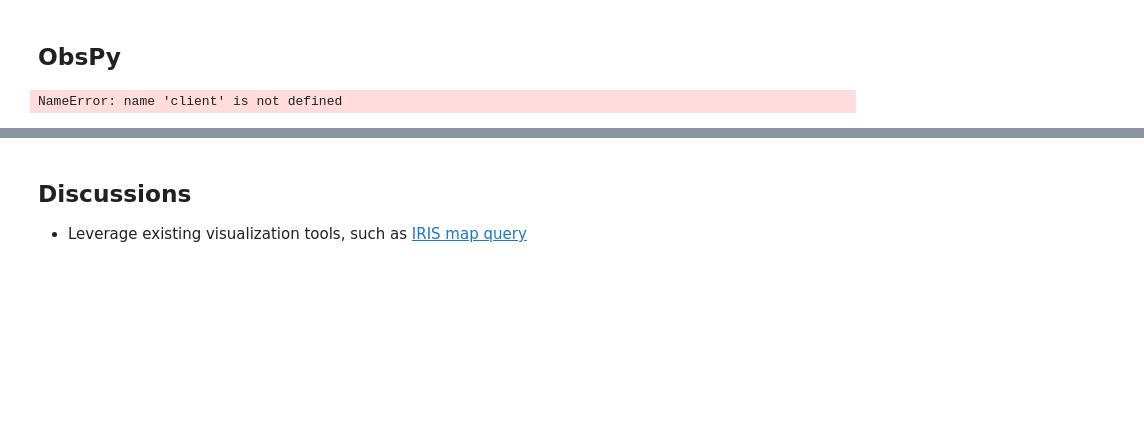
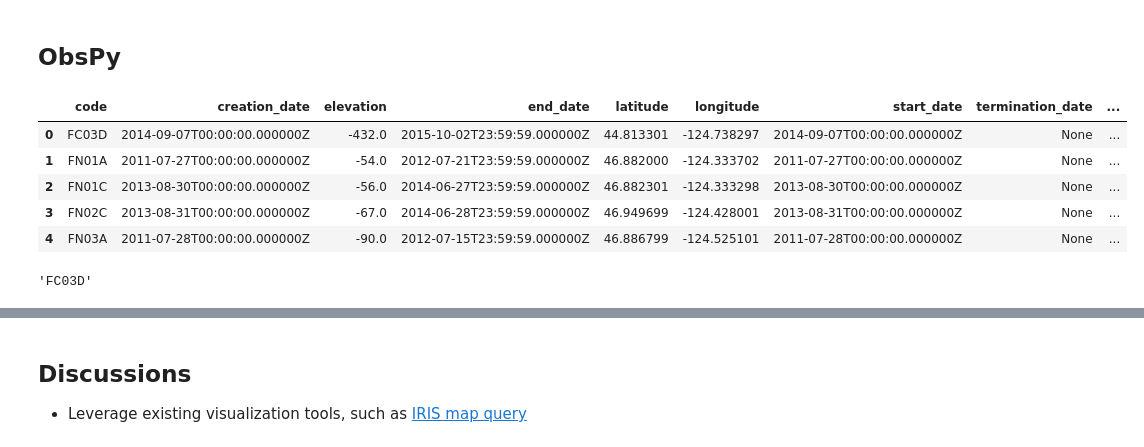
Before and after one commit to uwescience/whaletracks, a Jupyter notebook: examples/Initial Explorations.ipynb, the cells around one changed output, grey strips where cells are left out. Saved outputs shown, nothing was run; the diff lists cells and outputs as text; code cells hidden in the pictures; blank space fills up the shorter version.

Commit message:
Constructing station table from obspy.

```diff
--- a/examples/Initial Explorations.ipynb
+++ b/examples/Initial Explorations.ipynb
@@ -201,20 +212,76 @@ df_blue_detection.head()
 | 4 | 7D | J41A | HHZ | 07-31-2011 05:01:10.683 | 734715.209151 | 5.754375 | 5.460002 | ... |
 # %% [markdown]
 ## ObsPy
+# %%
+def getStations(network_code, startime= UTCDateTime("2001-01-01"),
+                endtime=UTCDateTime("2020-01-02")):
+    """
+    Provides a dataframe of station metadata.
+    :param str network_code:
+    :return pd.DataFrame:
+        station_code, channel_count, start_time, end_time, access, latitude, longitude, elevation
+    """
+    KEYS = [
+     'code',
+     'creation_date',
+     'elevation',
+     'end_date',
+     'latitude',
+     'longitude',
+     'start_date',
+     'termination_date',
+     'total_number_of_channels'
+    ]
+    client = Client("IRIS")
+    inventory = client.get_stations(network=network_code, station="*",
+        starttime=starttime, endtime=endtime)
+    network = inventory[0]
+    station_count = network.total_number_of_stations
+    station_dct = {k: [] for k in KEYS}
+    station_dct["network"] = list(np.repeat(network_code, station_count))
+    for idx in range(station_count):
+        station = network[idx]
+        for key in KEYS:
+            station_dct[key].append(station.__getattribute__(key))
+    if False:
+        station_lines = network.get_contents()["stations"]
+        station_codes = []
+        for line in station_lines:
+            splits = line.split(" ")
+            station_codes.append(splits[0][-4:])
+        return station_codes
+    return pd.DataFrame(station_dct)
+
+
+
+station_df = getStations("7D")
+# %%
+station_df.head()
+# %% [output]
+|  | code | creation_date | elevation | end_date | latitude | longitude | start_date | termination_date | ... |
+| 0 | FC03D | 2014-09-07T00:00:00.000000Z | -432.0 | 2015-10-02T23:59:59.000000Z | 44.813301 | -124.738297 | 2014-09-07T00:00:00.000000Z | None | ... |
+| 1 | FN01A | 2011-07-27T00:00:00.000000Z | -54.0 | 2012-07-21T23:59:59.000000Z | 46.882000 | -124.333702 | 2011-07-27T00:00:00.000000Z | None | ... |
+| 2 | FN01C | 2013-08-30T00:00:00.000000Z | -56.0 | 2014-06-27T23:59:59.000000Z | 46.882301 | -124.333298 | 2013-08-30T00:00:00.000000Z | None | ... |
+| 3 | FN02C | 2013-08-31T00:00:00.000000Z | -67.0 | 2014-06-28T23:59:59.000000Z | 46.949699 | -124.428001 | 2013-08-31T00:00:00.000000Z | None | ... |
+| 4 | FN03A | 2011-07-28T00:00:00.000000Z | -90.0 | 2012-07-15T23:59:59.000000Z | 46.886799 | -124.525101 | 2011-07-28T00:00:00.000000Z | None | ... |
+# %%
+station.__getattribute__("code")
+# %% [output]
+'FC03D'
 # %%
-from obspy.clients.fdsn import Client
-from obspy.core.utcdatetime import UTCDateTime
 
 starttime = UTCDateTime("2001-01-01")
 
 endtime = UTCDateTime("2020-01-02")
+client = Client("IRIS")
 
 inventory = client.get_stations(network="7D", station="*",
 
                                 starttime=starttime,
 
                                 endtime=endtime)
-print(inventory)
+client = Client("IRIS")
+#print(inventory)
 
 if False:
     client = Client("IRIS")
@@ -233,6 +300,4 @@ if False:
 
     inv = client.get_stations_bulk(bulk, level="channel")
     print(inv)
-# %% [output]
-NameError: name 'client' is not defined
 # %%
```
Also changed, not shown: parts of 8 cells of this notebook, 4 other files.
